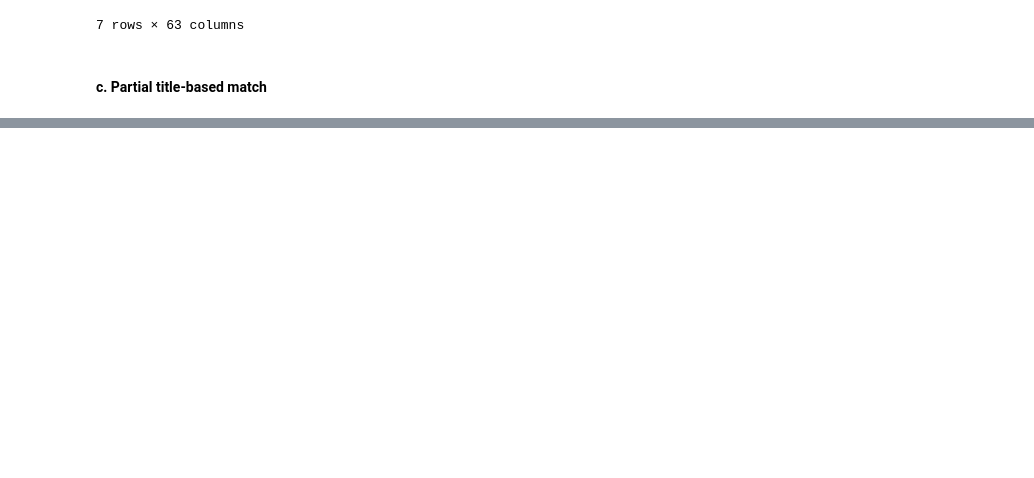
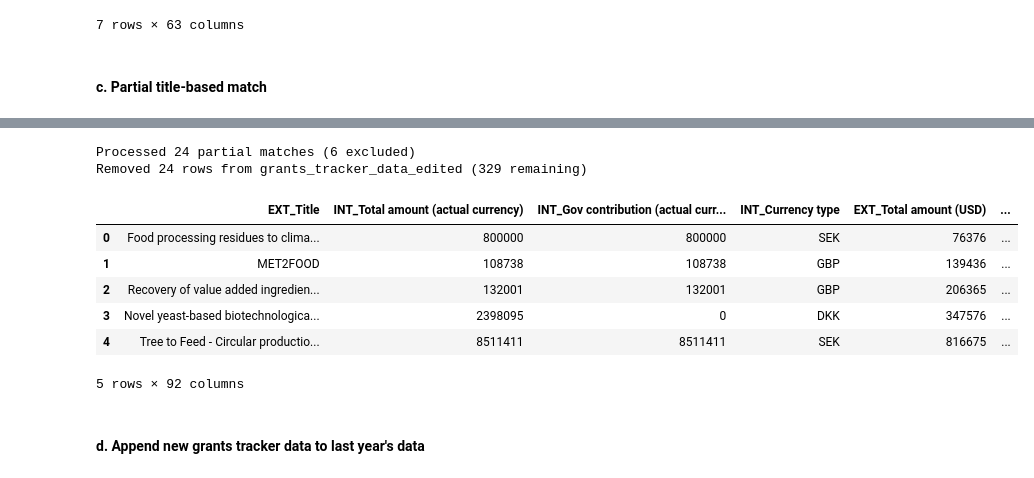
Before and after one commit to violah-fellow/SHEEP, a Jupyter notebook: Funding/grant_deduplication.ipynb, the cells around one changed output, grey strips where cells are left out. Cells and saved outputs as stored; diff of their text form; code cells hidden in the pictures; blank space fills up the shorter version.

```diff
--- a/Funding/grant_deduplication.ipynb
+++ b/Funding/grant_deduplication.ipynb
@@ -1113,0 +1056,40 @@ partial_changes_view
+# %%
+### Remove partial title matches from grants_tracker_data_edited ###
+# Gap-filling is intentionally skipped — partial title matches are not reliable
+# enough to fill data across. Review partial_title_matches_review.xlsx manually
+# and add any GT index values that are legitimately new data to the exclusion set.
+
+############################################################################################
+# MUST REVIEW THE PREVIOUS EXCEL DOC TO IDENTIFY WHICH GT ENTRIES ARE LEGITIMATE NEW DATA AND SHOULD BE EXCLUDED FROM REMOVAL.
+# Add GT index values here to skip — they will NOT be removed from grants_tracker_data_edited.
+excluded_partial_gt_indices = set()
+excluded_partial_gt_indices = {63, 264, 274, 307, 308, 309}
+############################################################################################
+
+partial_matched_gt_indices = set()
+for _, match in partial_matches_df.iterrows():
+    gt_idx = int(match['GT index'])
+    if gt_idx not in excluded_partial_gt_indices:
+        partial_matched_gt_indices.add(gt_idx)
+
+before = len(grants_tracker_data_edited)
+grants_tracker_data_edited = grants_tracker_data_edited[
+    ~grants_tracker_data_edited.index.isin(partial_matched_gt_indices)
+].reset_index(drop=True)
+after = len(grants_tracker_data_edited)
+
+print(f"Processed {len(partial_matched_gt_indices)} partial matches ({len(excluded_partial_gt_indices)} excluded)")
+print(f"Removed {before - after} rows from grants_tracker_data_edited ({after} remaining)")
+grants_tracker_data_edited.head()
+# %% [output]
+Processed 24 partial matches (6 excluded)
+Removed 24 rows from grants_tracker_data_edited (329 remaining)
+|  | EXT_Title | INT_Total amount (actual currency) | INT_Gov contribution (actual curr... | INT_Currency type | EXT_Total amount (USD) | ... |
+| 0 | Food processing residues to clima... | 800000 | 800000 | SEK | 76376 | ... |
+| 1 | MET2FOOD | 108738 | 108738 | GBP | 139436 | ... |
+| 2 | Recovery of value added ingredien... | 132001 | 132001 | GBP | 206365 | ... |
+| 3 | Novel yeast-based biotechnologica... | 2398095 | 0 | DKK | 347576 | ... |
+| 4 | Tree to Feed - Circular productio... | 8511411 | 8511411 | SEK | 816675 | ... |
+5 rows × 92 columns
+# %% [markdown]
+#### d. Append new grants tracker data to last year's data
```
Also changed, not shown: parts of 23 cells of this notebook, 6 other files.
